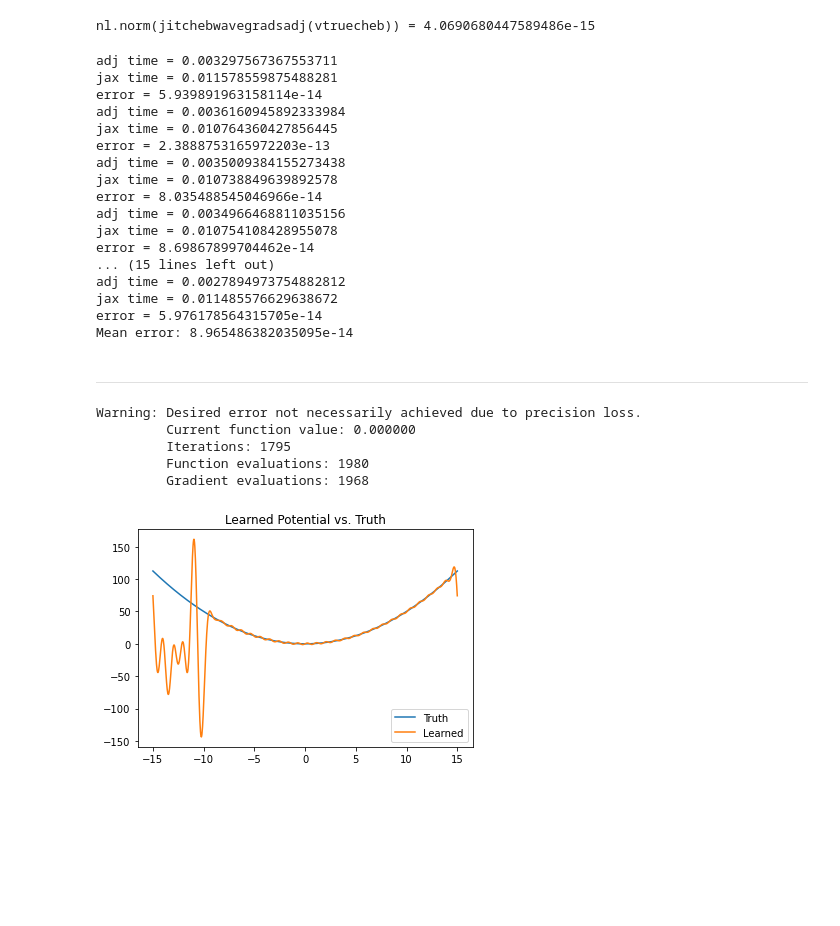
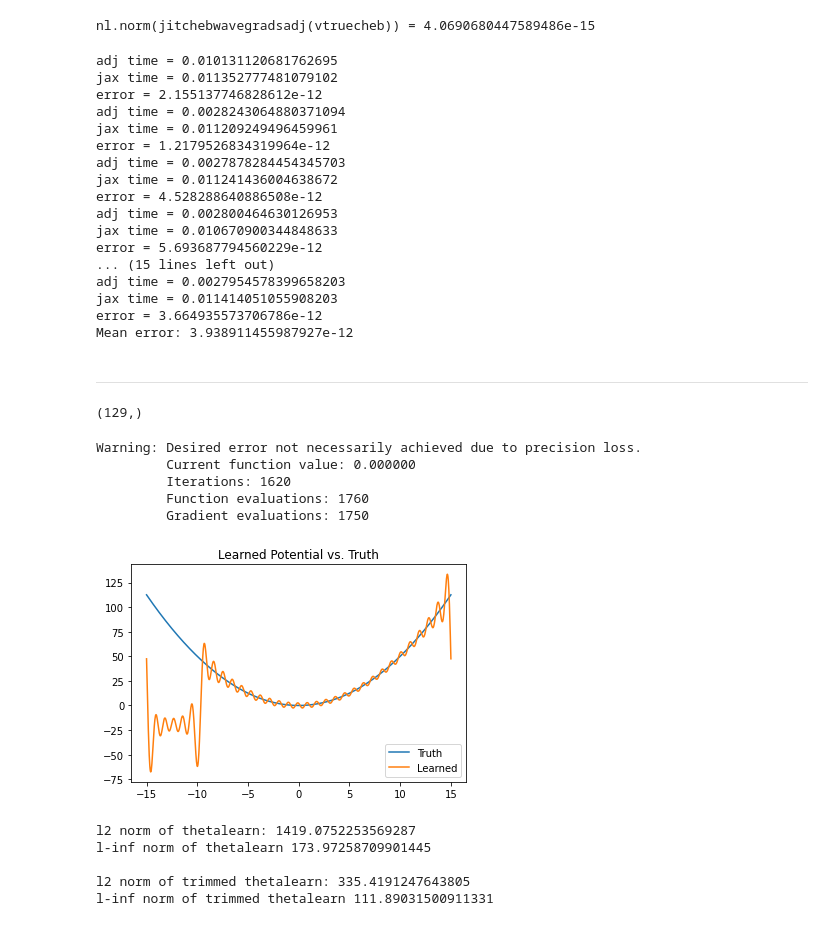
Before and after one commit to kbcollins/tdse, a Jupyter notebook: tdse-wave-function/tdse-wave-function-jupyter/tdse-wave-function-jupyter-main/tdse-wave-function-jupyter-main-grad-check-kbc.ipynb, the cells around one changed output. Saved outputs shown, nothing was run; the diff lists cells and outputs as text; code cells hidden in the pictures; blank space fills up the shorter version.

```diff
--- a/tdse-wave-function/tdse-wave-function-jupyter/tdse-wave-function-jupyter-main/tdse-wave-function-jupyter-main-grad-check-kbc.ipynb
+++ b/tdse-wave-function/tdse-wave-function-jupyter/tdse-wave-function-jupyter-main/tdse-wave-function-jupyter-main-grad-check-kbc.ipynb
@@ -504,7 +753,7 @@ def fourwaveobject(theta):
     # uses as the data structure to store the potential
     # any other arguments are what is required to define
     # the model
-    vhatmat = model.thetatovmat(theta, L, numx, numfour)
+    vhatmat = model.thetatovmat(theta, *modelprms)
 
     # **************************************************
     # the code enclosed by ' # ****' is the same regardless
@@ -597,7 +846,7 @@ def fourwavegradsadj(theta):
     # uses as the data structure to store the potential
     # any other arguments are what is required to define
     # the model
-    vhatmat = model.thetatovmat(theta, L, numx, numfour)
+    vhatmat = model.thetatovmat(theta, *modelprms)
 
     # **************************************************
     # the code enclosed by ' # ****' is the same regardless
@@ -687,8 +936,8 @@ def fourwavegradsadj(theta):
     # get the gradient of the model, function expects
     # model.thetatograd(theta, *args), where args is
     # what ever elements the model needs to be fully defined
-    # - here, our model is the Fourier basis
-    modelgrad = model.thetatograd(theta, L, numx, numfour)
+    modelgrad = model.thetatograd(theta, *modelprms)
+
     # this line computes U^\dagger \nabla_\theta H(\theta) U
     prederivamat = jnp.einsum('ij,jkm,kl->ilm', stthat.conj().T, modelgrad, stthat)
 
@@ -730,8 +979,7 @@ numitr = 10
 totalerr = 0
 for i in range(numitr):
     # generate a theta with random values
-    # thisthetarnd = np.random.default_rng().normal(size=numcheb + 1) * 10
-    thisthetarnd = 10.0 * np.random.default_rng().uniform(size=2*numtoepelms - 1) - 5.0
+    thisthetarnd = model.init(*modelprms)
 
     # compute the gradient
     t1 = time.time()
@@ -749,22 +997,22 @@ for i in range(numitr):
 
 print('Mean error:', totalerr/numitr)
 # %% [output]
-adj time = 0.003297567367553711
-jax time = 0.011578559875488281
-error = 5.939891963158114e-14
-adj time = 0.0036160945892333984
-jax time = 0.010764360427856445
-error = 2.3888753165972203e-13
-adj time = 0.0035009384155273438
-jax time = 0.010738849639892578
-error = 8.035488545046966e-14
-adj time = 0.0034966468811035156
-jax time = 0.010754108428955078
-error = 8.69867899704462e-14
+adj time = 0.010131120681762695
+jax time = 0.011352777481079102
+error = 2.155137746828612e-12
+adj time = 0.0028243064880371094
+jax time = 0.011209249496459961
+error = 1.2179526834319964e-12
+adj time = 0.0027878284454345703
+jax time = 0.011241436004638672
+error = 4.528288640886508e-12
+adj time = 0.002800464630126953
+jax time = 0.010670900344848633
+error = 5.693687794560229e-12
 ... (15 lines left out)
-adj time = 0.0027894973754882812
-jax time = 0.011485576629638672
-error = 5.976178564315705e-14
-Mean error: 8.965486382035095e-14
+adj time = 0.0027954578399658203
+jax time = 0.011414051055908203
+error = 3.664935573706786e-12
+Mean error: 3.938911455987927e-12
 # %% [markdown]
 ---
@@ -774,18 +1019,36 @@ thetarnd = 10.0 * np.random.default_rng(seed).uniform(size=2*numtoepelms - 1) -
+# %%
+# set seed to to None for random initialization
+thetalearn = model(*modelprms, seed=1234)
+print(thetalearn.theta.shape)
+# %% [output]
+(129,)
 # %%
-thetahat = so.minimize(fun=jitfourwaveobject, x0=thetarnd, jac=jitfourwavegradsadj, tol=1e-12, options={'maxiter': 4000, 'disp': True, 'gtol': 1e-15}).x
+thetalearn.theta = so.minimize(fun=jitfourwaveobject, x0=thetalearn.theta, jac=jitfourwavegradsadj, tol=1e-12, options={'maxiter': 4000, 'disp': True, 'gtol': 1e-15}).x
 # %% [output]
 Warning: Desired error not necessarily achieved due to precision loss.
          Current function value: 0.000000
-         Iterations: 1795
-         Function evaluations: 1980
-         Gradient evaluations: 1968
+         Iterations: 1620
+         Function evaluations: 1760
+         Gradient evaluations: 1750
 # %%
 # plot learned vs true
 plt.plot(xvec, vtruexvec, label='Truth')
 # plt.plot(xvec, thetatoreal(thetarnd), label='Initial')
-plt.plot(xvec, thetatoreal(thetahat), label='Learned')
+plt.plot(xvec, thetalearn.tox(), label='Learned')
 plt.title('Learned Potential vs. Truth')
 plt.legend()
 plt.show()
+
+print('l2 norm of thetalearn:', nl.norm(vtruexvec - thetalearn.tox()))
+print('l-inf norm of thetalearn', np.amax(np.abs(vtruexvec - thetalearn.tox())))
+print('')  # blank line
+
+print('l2 norm of trimmed thetalearn:', nl.norm(vtruexvec[trim:-trim] - thetalearn.tox()[trim:-trim]))
+print('l-inf norm of trimmed thetalearn', np.amax(np.abs(vtruexvec[trim:-trim] - thetalearn.tox()[trim:-trim])))
 # %% [output]
-[figure, old version]
+[figure, new version]
+l2 norm of thetalearn: 1419.0752253569287
+l-inf norm of thetalearn 173.97258709901445
+
+l2 norm of trimmed thetalearn: 335.4191247643805
+l-inf norm of trimmed thetalearn 111.89031500911331
```
Also changed, not shown: parts of 6 cells of this notebook, 1 other file.
